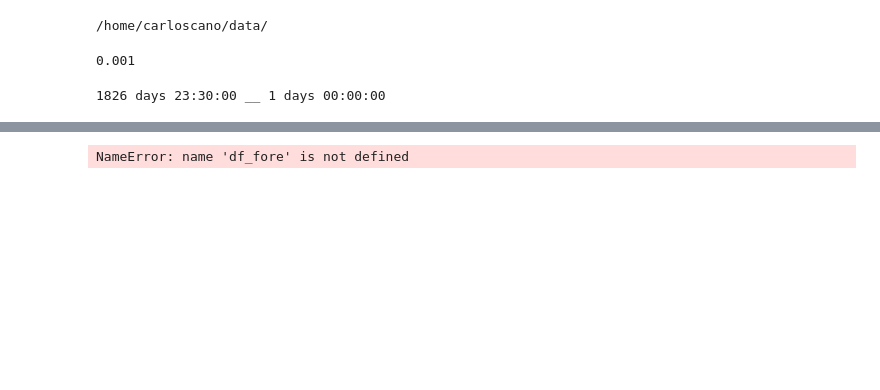
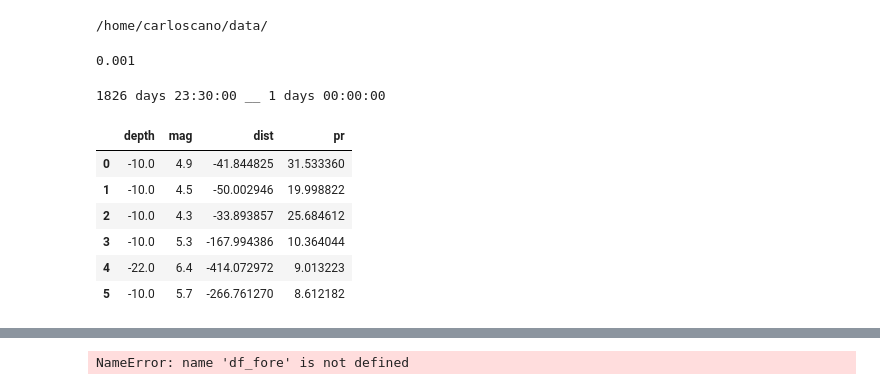
Before and after one commit to carloscanodomingo/NeuralProphetEQ, a Jupyter notebook: darts.ipynb, the cells around one changed output, grey strips where cells are left out. Saved outputs shown, nothing was run; the diff lists cells and outputs as text; code cells hidden in the pictures; blank space fills up the shorter version.

```diff
--- a/darts.ipynb
+++ b/darts.ipynb
@@ -161,6 +161,16 @@ current_fcev.iterations
 from darts import TimeSeries
 # %% [output]
 1826 days 23:30:00 __ 1 days 00:00:00
+# %%
+df_synth
+# %% [output]
+|  | depth | mag | dist | pr |
+| 0 | -10.0 | 4.9 | -41.844825 | 31.533360 |
+| 1 | -10.0 | 4.5 | -50.002946 | 19.998822 |
+| 2 | -10.0 | 4.3 | -33.893857 | 25.684612 |
+| 3 | -10.0 | 5.3 | -167.994386 | 10.364044 |
+| 4 | -22.0 | 6.4 | -414.072972 | 9.013223 |
+| 5 | -10.0 | 5.7 | -266.761270 | 8.612182 |
 # %%
 df_fore, df_uncer = current_fcev.process_iteration(0)
 # %% [output]
```
Also changed, not shown: parts of 6 cells of this notebook, 5 other files.
